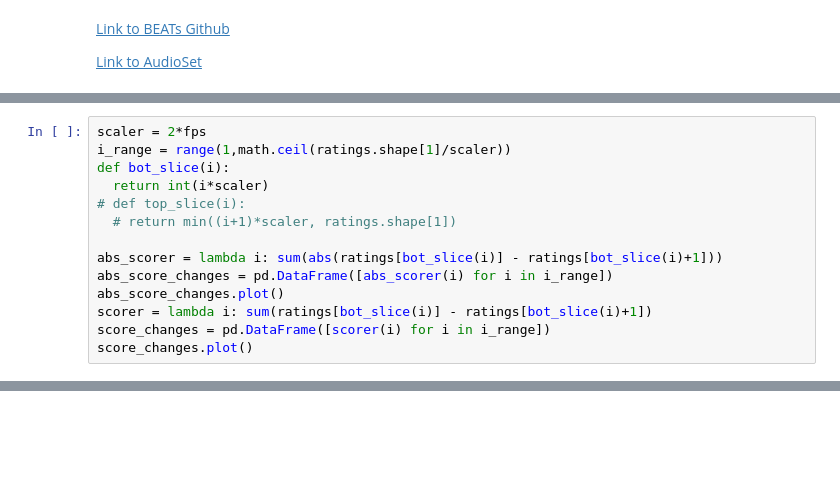
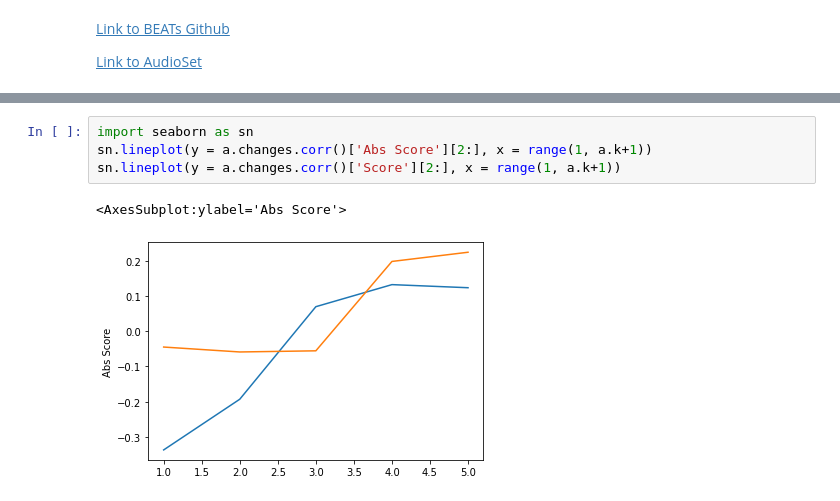
Before and after one commit to aLehav/MLVideoDescriptionResearch, a Jupyter notebook: BEATs.ipynb, the cells around one changed output, grey strips where cells are left out. Cells and saved outputs as stored; diff of their text form; blank space fills up the shorter version.

```diff
--- a/BEATs.ipynb
+++ b/BEATs.ipynb
@@ -149,14 +58,0 @@ ratings = annotation_string_to_numerics(vid_anno)
-# %%
-scaler = 2*fps
-i_range = range(1,math.ceil(ratings.shape[1]/scaler))
-def bot_slice(i):
-  return int(i*scaler)
-# def top_slice(i):
-  # return min((i+1)*scaler, ratings.shape[1])
-
-abs_scorer = lambda i: sum(abs(ratings[bot_slice(i)] - ratings[bot_slice(i)+1]))
-abs_score_changes = pd.DataFrame([abs_scorer(i) for i in i_range])
-abs_score_changes.plot()
-scorer = lambda i: sum(ratings[bot_slice(i)] - ratings[bot_slice(i)+1])
-score_changes = pd.DataFrame([scorer(i) for i in i_range])
-score_changes.plot()
@@ -196,0 +154,7 @@ plt.show()
+# %%
+import seaborn as sn
+sn.lineplot(y = a.changes.corr()['Abs Score'][2:], x = range(1, a.k+1))
+sn.lineplot(y = a.changes.corr()['Score'][2:], x = range(1, a.k+1))
+# %% [output]
+<AxesSubplot:ylabel='Abs Score'>
+[figure, added]
```
Also changed, not shown: parts of 20 cells of this notebook.
